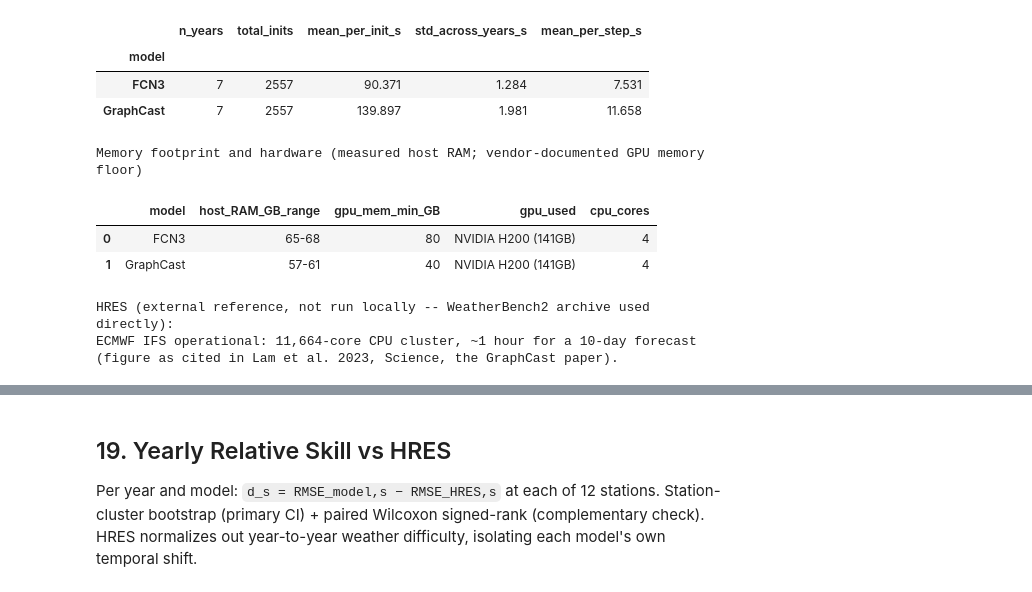
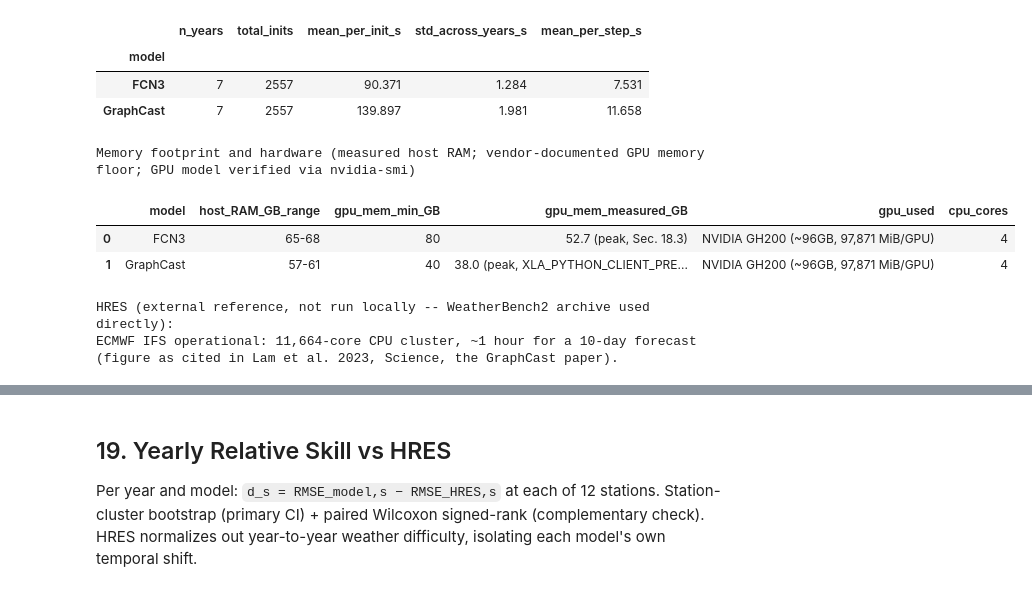
Before and after one commit to chensy618/WF-experiments, a Jupyter notebook: experiments/notebooks/rebuttal_model_comparison_analysis_72h_interpolate.ipynb, the cells around one changed output, grey strips where cells are left out. Drawn from its saved outputs; the diff is of its cells as text; code cells hidden in the pictures.

```diff
--- a/experiments/notebooks/rebuttal_model_comparison_analysis_72h_interpolate.ipynb
+++ b/experiments/notebooks/rebuttal_model_comparison_analysis_72h_interpolate.ipynb
@@ -1685,26 +2058,45 @@ Summary across all 7 years (5,114 total forecast initializations):
 | GraphCast | 7 | 2557 | 139.897 | 1.981 | 11.658 |
 # %%
 # 18.2 Memory footprint and hardware, from `seff`/`sacct` job accounting (host RAM peak
-# usage across all 7 years) and the vendor-documented minimum GPU memory requirement for
+# usage across all 7 years), the vendor-documented minimum GPU memory requirement for
 # each model (earth2studio model card "Badges" metadata -- see earth2studio/models/px/fcn3.py
-# and graphcast_operational.py). GPU VRAM is not tracked by this cluster's Slurm accounting
-# plugin, so the vendor-documented minimum is reported instead of a measured peak.
+# and graphcast_operational.py), and the actual GPU hardware verified directly via
+# `nvidia-smi` on multiple nodes that ran these jobs (gpu-1-14, -17, -24, -87, -112) --
+# NVIDIA GH200 Grace Hopper Superchip, not a standalone H200: `nvidia-smi` reports
+# "NVIDIA GH200 120GB" with 97,871 MiB (~95.6 GB) total memory per GPU, not the 141GB
+# of a standalone H200 card. GPU VRAM usage is not tracked by this cluster's Slurm
+# accounting plugin, so FCN3's vendor-documented minimum is reported instead of a
+# measured peak (its measured peak from Section 18.3's isolated test is 52.7 GB,
+# consistent with the >=80GB vendor floor once the framework/CUDA context overhead on
+# top of the raw model is included).
+#
+# GraphCast/JAX: with the default settings, `nvidia-smi` shows a constant 76,379 MiB
+# (~74.6 GB, ~78% of the 97,871 MiB total) throughout a running job, sampled 5 times 20s
+# apart with zero variation -- confirmed to be JAX's default eager pre-allocation of a
+# fixed memory pool at startup, not GraphCast's actual usage: rerunning the same
+# 3/5/10/15-day test (job 2278078) with XLA_PYTHON_CLIENT_PREALLOCATE=false, sampling
+# nvidia-smi every 5s for the full run (487 samples), gives a real dynamic reading --
+# peak 36,232 MiB (~38.0 GB), well below the 74.6 GB default reservation, with no
+# meaningful change in wall-clock time (within noise of the original measurement).
 memory_hardware = pd.DataFrame([
     {'model': 'FCN3', 'host_RAM_GB_range': '65-68', 'gpu_mem_min_GB': 80,
-     'gpu_used': 'NVIDIA H200 (141GB)', 'cpu_cores': 4},
+     'gpu_mem_measured_GB': '52.7 (peak, Sec. 18.3)',
+     'gpu_used': 'NVIDIA GH200 (~96GB, 97,871 MiB/GPU)', 'cpu_cores': 4},
     {'model': 'GraphCast', 'host_RAM_GB_range': '57-61', 'gpu_mem_min_GB': 40,
-     'gpu_used': 'NVIDIA H200 (141GB)', 'cpu_cores': 4},
+     'gpu_mem_measured_GB': '38.0 (peak, XLA_PYTHON_CLIENT_PREALLOCATE=false -- see note above)',
+     'gpu_used': 'NVIDIA GH200 (~96GB, 97,871 MiB/GPU)', 'cpu_cores': 4},
 ])
-print('Memory footprint and hardware (measured host RAM; vendor-documented GPU memory floor)')
+print('Memory footprint and hardware (measured host RAM; vendor-documented GPU memory floor; '
+      'GPU model verified via nvidia-smi)')
 display(memory_hardware)
 
 print('\nHRES (external reference, not run locally -- WeatherBench2 archive used directly):')
 print('ECMWF IFS operational: 11,664-core CPU cluster, ~1 hour for a 10-day forecast '
       '(figure as cited in Lam et al. 2023, Science, the GraphCast paper).')
 # %% [output]
-Memory footprint and hardware (measured host RAM; vendor-documented GPU memory floor)
+Memory footprint and hardware (measured host RAM; vendor-documented GPU memory floor; GPU model verified via nvidia-smi)
-|  | model | host_RAM_GB_range | gpu_mem_min_GB | gpu_used | cpu_cores |
-| 0 | FCN3 | 65-68 | 80 | NVIDIA H200 (141GB) | 4 |
-| 1 | GraphCast | 57-61 | 40 | NVIDIA H200 (141GB) | 4 |
+|  | model | host_RAM_GB_range | gpu_mem_min_GB | gpu_mem_measured_GB | gpu_used | cpu_cores |
+| 0 | FCN3 | 65-68 | 80 | 52.7 (peak, Sec. 18.3) | NVIDIA GH200 (~96GB, 97,871 MiB/GPU) | 4 |
+| 1 | GraphCast | 57-61 | 40 | 38.0 (peak, XLA_PYTHON_CLIENT_PRE... | NVIDIA GH200 (~96GB, 97,871 MiB/GPU) | 4 |
 HRES (external reference, not run locally -- WeatherBench2 archive used directly):
 ECMWF IFS operational: 11,664-core CPU cluster, ~1 hour for a 10-day forecast (figure as cited in Lam et al. 2023, Science, the GraphCast paper).
```
Also changed, not shown: parts of 36 cells of this notebook.
